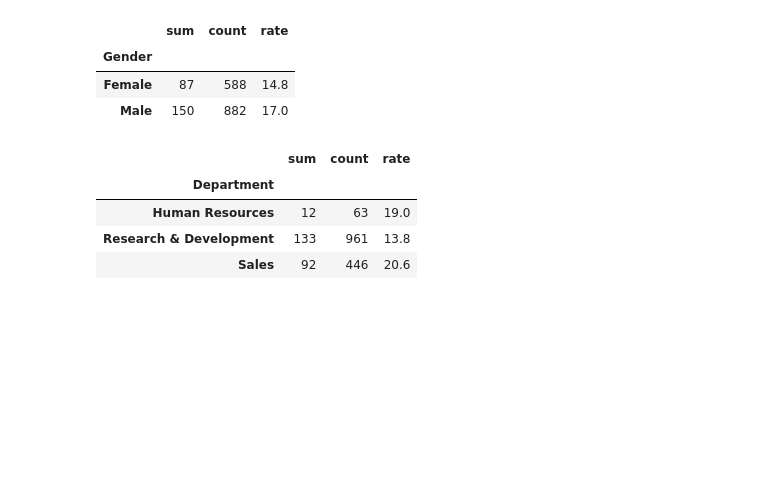
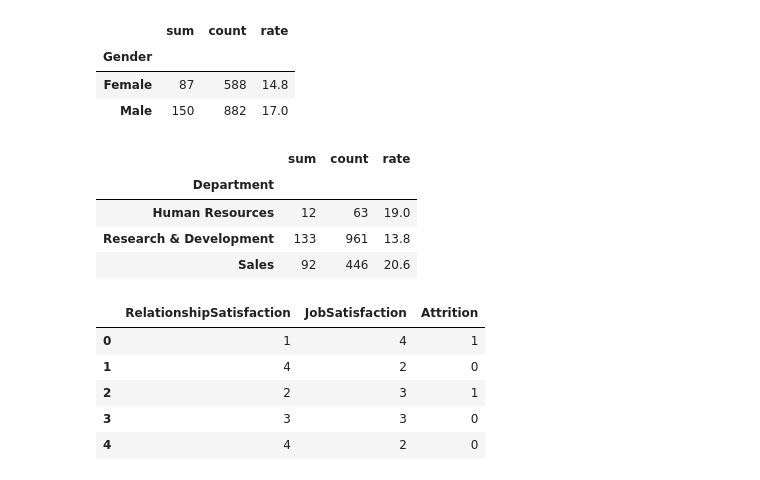
Before and after one commit to pa3757/aischoolpython, a Jupyter notebook: machineLearning/machinelearning02.ipynb, the cells around one changed output. Saved outputs shown, nothing was run; the diff lists cells and outputs as text; code cells hidden in the pictures; blank space fills up the shorter version.

```diff
--- a/machineLearning/machinelearning02.ipynb
+++ b/machineLearning/machinelearning02.ipynb
@@ -112,3 +112,14 @@ df_gp3
 | Human Resources | 12 | 63 | 19.0 |
 | Research & Development | 133 | 961 | 13.8 |
 | Sales | 92 | 446 | 20.6 |
+# %%
+# 인간관계 만족도, 업무 만족도와 이직간의 상관관계 확인해보기
+# -> 상관계수
+df[['RelationshipSatisfaction', 'JobSatisfaction', 'Attrition']].head()
+# %% [output]
+|  | RelationshipSatisfaction | JobSatisfaction | Attrition |
+| 0 | 1 | 4 | 1 |
+| 1 | 4 | 2 | 0 |
+| 2 | 2 | 3 | 1 |
+| 3 | 3 | 3 | 0 |
+| 4 | 4 | 2 | 0 |
```
Also changed, not shown: parts of 23 cells of this notebook.
